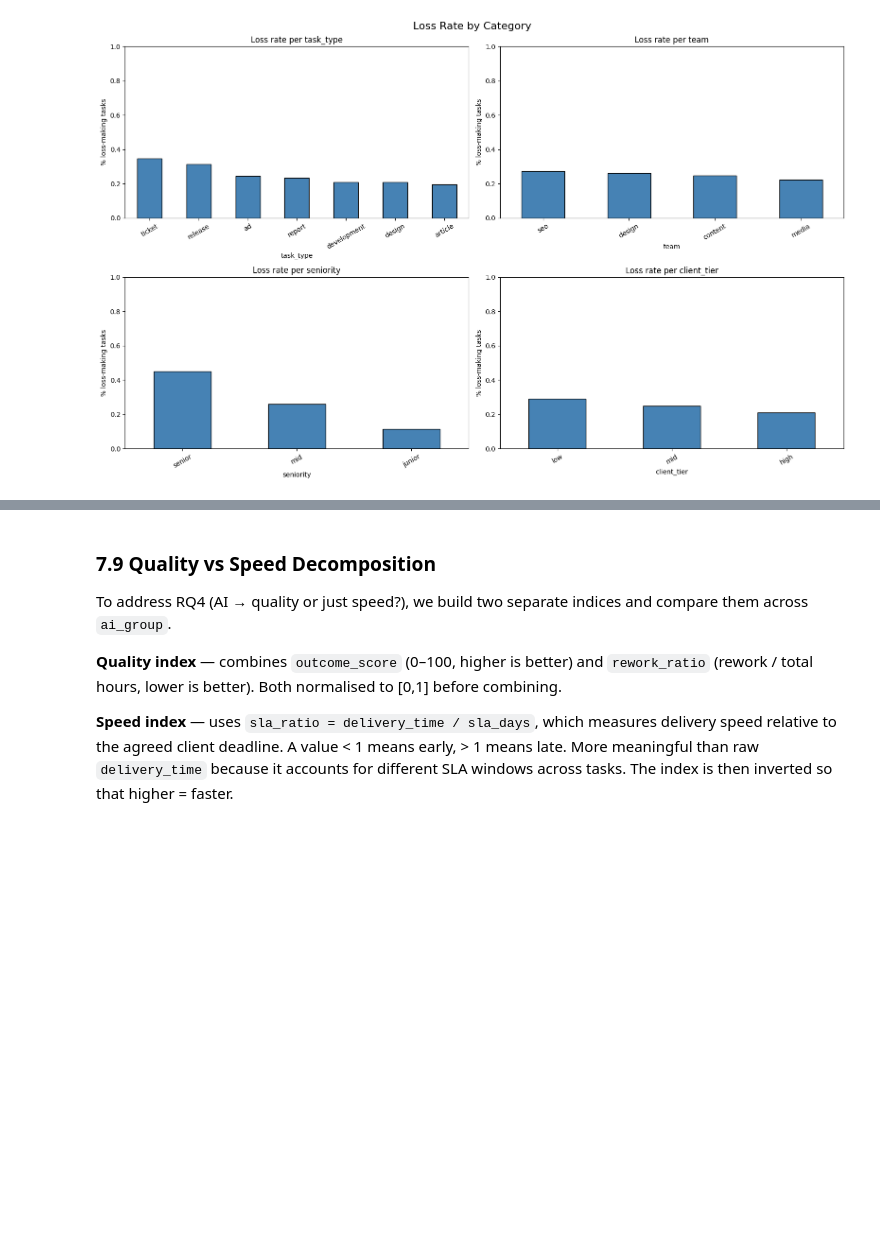
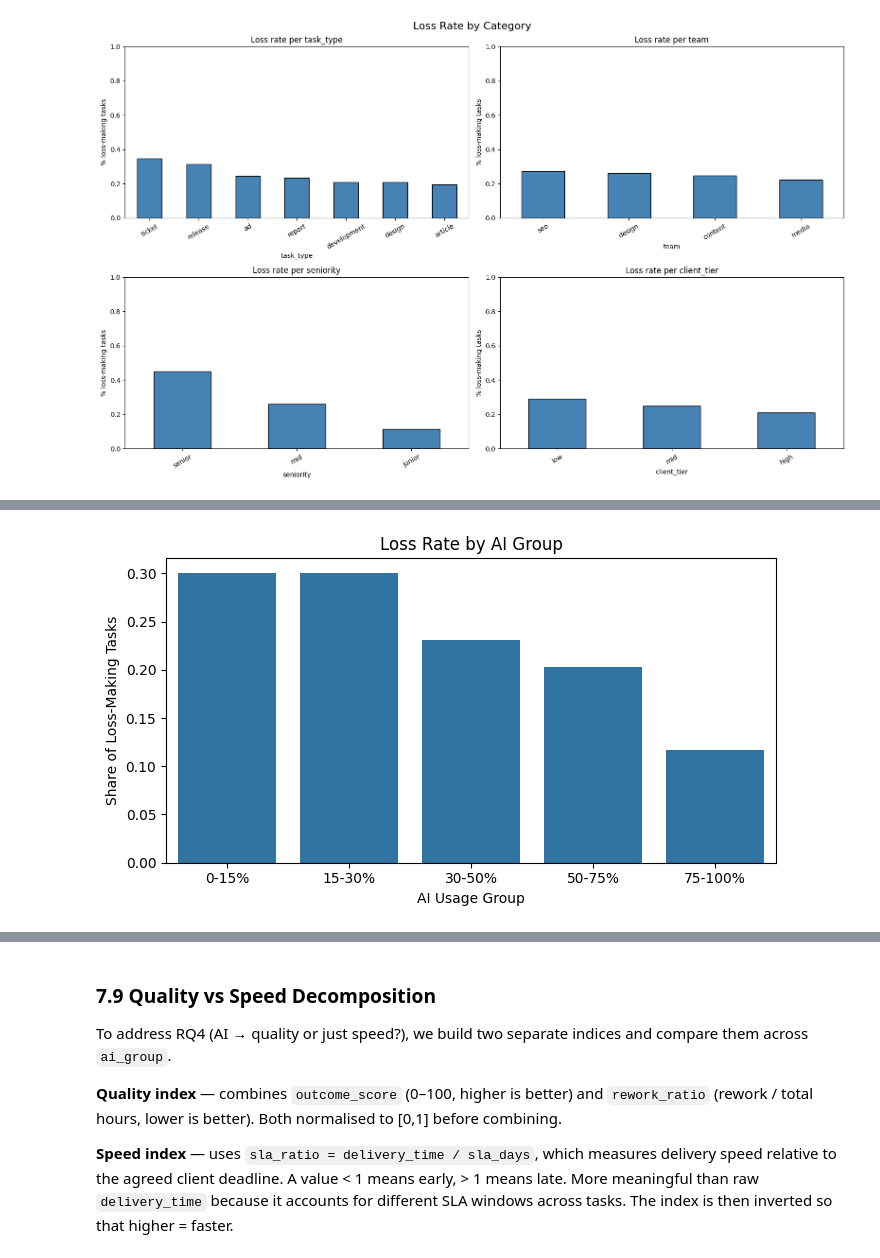
Before and after one commit to Cam-crt/FCM-Data-Alchemist, a Jupyter notebook: src/main_final.ipynb, the cells around one changed output, grey strips where cells are left out. Drawn from its saved outputs; the diff is of its cells as text; code cells hidden in the pictures; blank space fills up the shorter version.

```diff
--- a/src/main_final.ipynb
+++ b/src/main_final.ipynb
@@ -1710,0 +1259,16 @@ plt.show()
+# %%
+order = ["0-15%", "15-30%", "30-50%", "50-75%", "75-100%"]
+
+ai_margin_df = final_df.groupby("ai_group", observed=True).agg(
+    loss_rate=("is_loss", "mean")
+).reset_index()
+
+plt.figure(figsize=(7, 4))
+sns.barplot(data=ai_margin_df, x="ai_group", y="loss_rate", order=order)
+plt.title("Loss Rate by AI Group")
+plt.xlabel("AI Usage Group")
+plt.ylabel("Share of Loss-Making Tasks")
+plt.tight_layout()
+plt.show()
+# %% [output]
+[figure, added]
```
Also changed, not shown: parts of 76 cells of this notebook, 3 other files.
